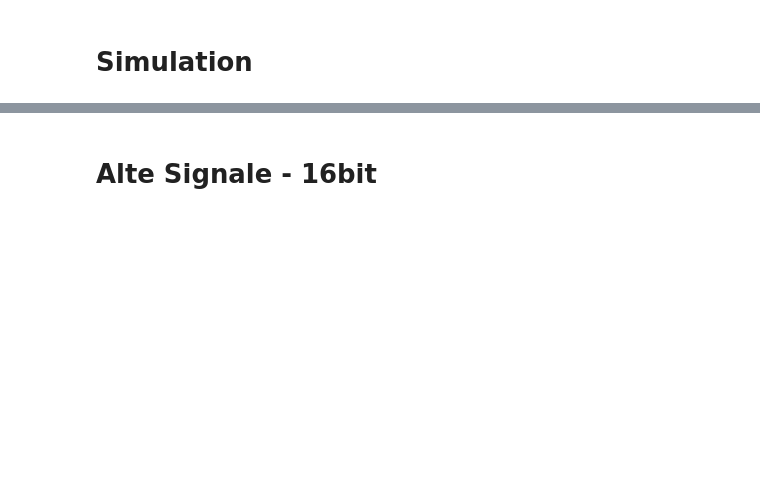
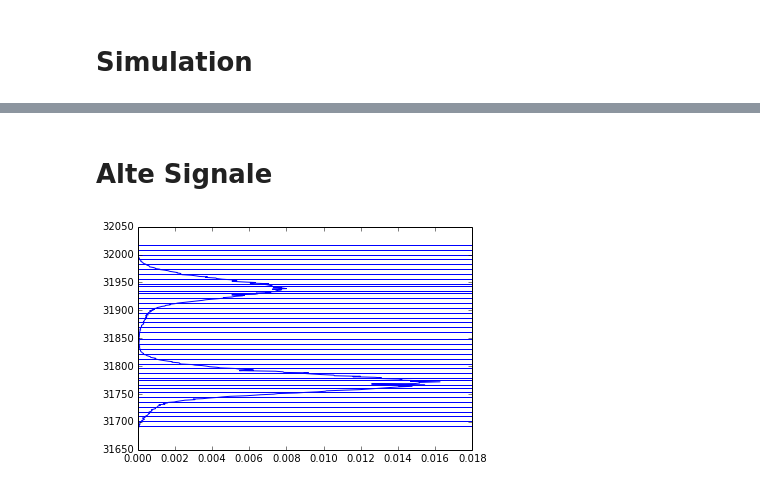
Before and after one commit to t--wagner/pycounting, a Jupyter notebook: counting.ipynb, the cells around one changed output, grey strips where cells are left out. Saved outputs shown, nothing was run; the diff lists cells and outputs as text; code cells hidden in the pictures; blank space fills up the shorter version.

```diff
--- a/counting.ipynb
+++ b/counting.ipynb
@@ -200,7 +94,42 @@ fig.savefig('simulation_sanfter_uebergang.pdf')
 # %% [markdown]
-# Alte Signale - 16bit
+# Alte Signale
 # %%
-path = '/run/media/wagner/FREECOM HDD/Counting/Counting/03_g3_-0.620V/trace/*.bin'
-trace = pyc.Trace(path, 'ushort')
+filepattern = '/run/media/wagner/FREECOM HDD/Counting/Counting/03_g3_-0.620V/trace/*.bin'
+trace = pyc.Trace(filepattern, datatype='ushort', samplerate=500e3)
+# %%
+detectors = pyc.pdetector(nsigma=[0.25, 0.5, 1, 1.5, 2, 2.5, 3.0, 3.5, 4.0, 4.5])
+mdetector, msignal = pyc.multi(detectors)
+LevelTrace.
+mtime0 = pyc.MultiTime(pyc.ptime([0], nr=len(mdetector)))
+mtime1 = pyc.MultiTime(pyc.ptime([1], nr=len(mdetector)))
+fft = pyc.FFT(samplerate=500e3)
+
+wlength = 500e3
+wnr = 60 * 60
+
+# Determin start parameters
+mdetector.system, fit, histo = pyc.fit_levels(trace[:wlength], (0.15, 31750, 50, 0.01, 31940, 50))
+histo.plot(inverted=True)
+mdetector.plot()
+
+# Analyse the first hour
+for window in trace.windows(wlength, nr=wnr):
+
+    # FFT Trsansformation
+    fft.transform(window)
+
+    # Fit data and use system
+    mdetector.system, fit, histo = pyc.fit_levels(window, fit.parameters)
+
+
+    # Run all detectors an window
+    mdetector.digitize(window, msignal)
+
+    # Exctract all time from signals
+    mtime0.add(msignal)
+    mtime1.add(msignal)
+    msignal.flush()
+# %% [output]
+[figure, added]
 # %%
 fig = plt.figure(figsize=(20, 4))
```
Also changed, not shown: parts of 28 cells of this notebook, 1 other file.
